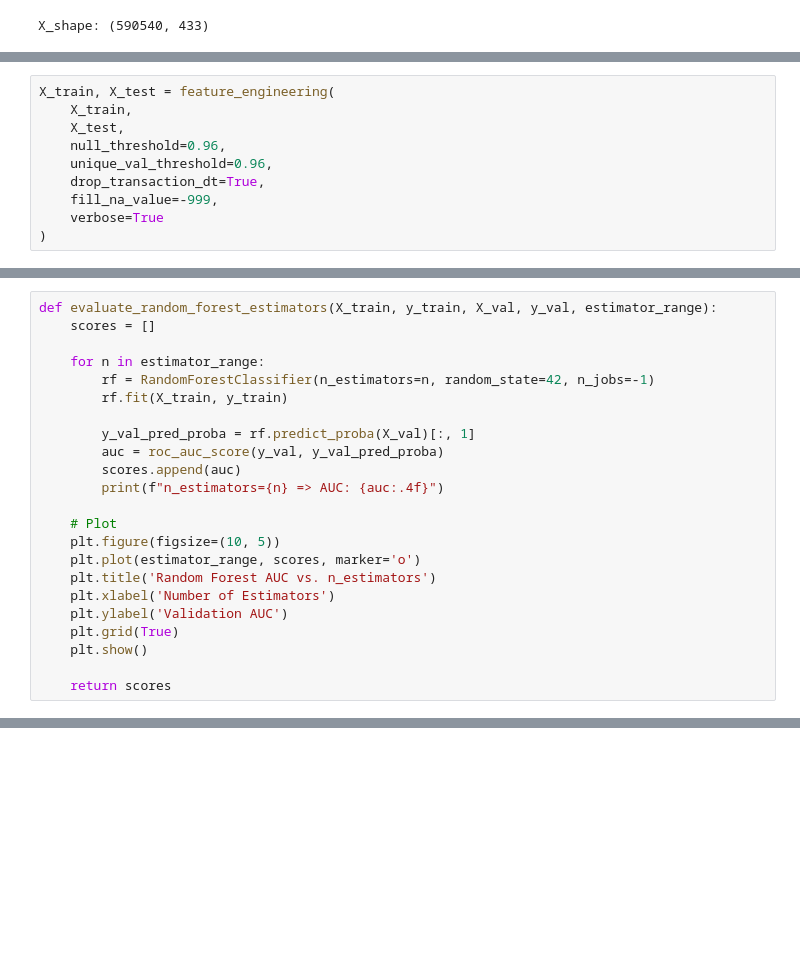
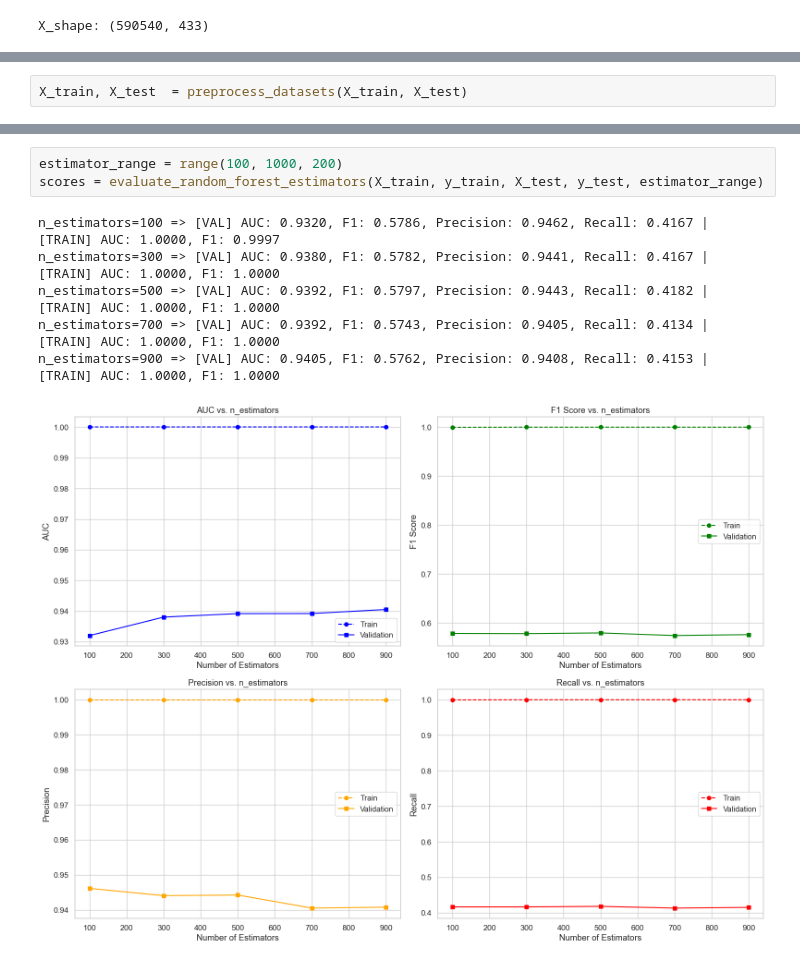
Before and after one commit to Person-Ad/Fraud-Detection-ML-Techniques, a Jupyter notebook: nbs/random_forest.ipynb, the cells around one changed output, grey strips where cells are left out. Drawn from its saved outputs; the diff is of its cells as text; blank space fills up the shorter version.

```diff
--- a/nbs/random_forest.ipynb
+++ b/nbs/random_forest.ipynb
@@ -122,10 +44,0 @@ def feature_engineering(X_train, X_test, null_threshold=0.96, unique_val_thresho
-# %%
-X_train, X_test = feature_engineering(
-    X_train,
-    X_test,
-    null_threshold=0.96,
-    unique_val_threshold=0.96,
-    drop_transaction_dt=True,
-    fill_na_value=-999,
-    verbose=True
-)
@@ -167,23 +44,0 @@ Test unique dtypes: [dtype('int64'), dtype('float64')]
-# %%
-def evaluate_random_forest_estimators(X_train, y_train, X_val, y_val, estimator_range):
-    scores = []
-
-    for n in estimator_range:
-        rf = RandomForestClassifier(n_estimators=n, random_state=42, n_jobs=-1)
-        rf.fit(X_train, y_train)
-
-        y_val_pred_proba = rf.predict_proba(X_val)[:, 1]
-        auc = roc_auc_score(y_val, y_val_pred_proba)
-        scores.append(auc)
-        print(f"n_estimators={n} => AUC: {auc:.4f}")
-
-    # Plot
-    plt.figure(figsize=(10, 5))
-    plt.plot(estimator_range, scores, marker='o')
-    plt.title('Random Forest AUC vs. n_estimators')
-    plt.xlabel('Number of Estimators')
-    plt.ylabel('Validation AUC')
-    plt.grid(True)
-    plt.show()
-
-    return scores
@@ -199,0 +45,2 @@ def evaluate_random_forest_estimators(X_train, y_train, X_val, y_val, estimator_
+# %%
+X_train, X_test  = preprocess_datasets(X_train, X_test)
@@ -270,0 +146,10 @@ Confusion Matrix:
+# %%
+estimator_range = range(100, 1000, 200)
+scores = evaluate_random_forest_estimators(X_train, y_train, X_test, y_test, estimator_range)
+# %% [output]
+n_estimators=100 => [VAL] AUC: 0.9320, F1: 0.5786, Precision: 0.9462, Recall: 0.4167 | [TRAIN] AUC: 1.0000, F1: 0.9997
+n_estimators=300 => [VAL] AUC: 0.9380, F1: 0.5782, Precision: 0.9441, Recall: 0.4167 | [TRAIN] AUC: 1.0000, F1: 1.0000
+n_estimators=500 => [VAL] AUC: 0.9392, F1: 0.5797, Precision: 0.9443, Recall: 0.4182 | [TRAIN] AUC: 1.0000, F1: 1.0000
+n_estimators=700 => [VAL] AUC: 0.9392, F1: 0.5743, Precision: 0.9405, Recall: 0.4134 | [TRAIN] AUC: 1.0000, F1: 1.0000
+n_estimators=900 => [VAL] AUC: 0.9405, F1: 0.5762, Precision: 0.9408, Recall: 0.4153 | [TRAIN] AUC: 1.0000, F1: 1.0000
+[figure, added]
```
Also changed, not shown: parts of 20 cells of this notebook, 15 other files.
